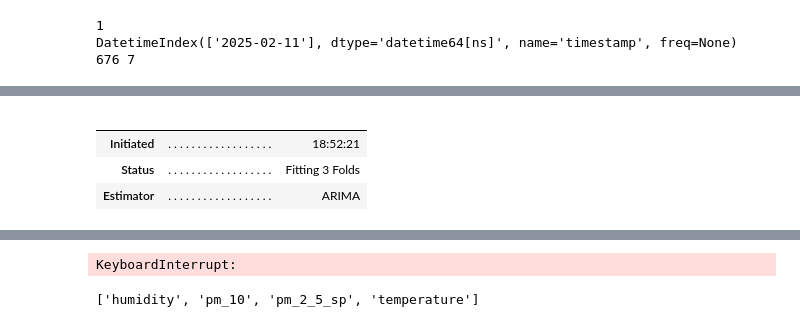
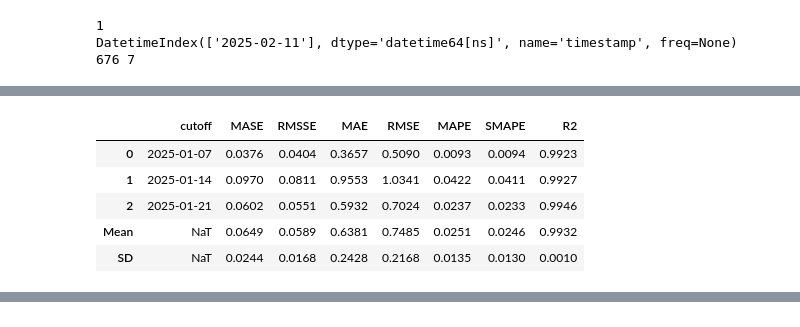
Before and after one commit to KIM2548TH/termproject1-2_cleandata, a Jupyter notebook: test2_kim.ipynb, the cells around one changed output, grey strips where cells are left out. Drawn from its saved outputs; the diff is of its cells as text; code cells hidden in the pictures.

Commit message:
second model

```diff
--- a/test2_kim.ipynb
+++ b/test2_kim.ipynb
@@ -88,4 +105,4 @@ df.tail(10)
 # %%
-best = create_model("arima")
+best = create_model("auto_arima")
 # arima_model = create_model("auto_arima")
 # %% [output]
@@ -92,5 +110,6 @@ best = create_model("arima")
-|  |  |  |
-|  |  |  |
-| Initiated | . . . . . . . . . . . . . . . . . . | 18:52:21 |
-| Status | . . . . . . . . . . . . . . . . . . | Fitting 3 Folds |
-| Estimator | . . . . . . . . . . . . . . . . . . | ARIMA |
+|  | cutoff | MASE | RMSSE | MAE | RMSE | MAPE | SMAPE | R2 |
+| 0 | 2025-01-07 | 0.0376 | 0.0404 | 0.3657 | 0.5090 | 0.0093 | 0.0094 | 0.9923 |
+| 1 | 2025-01-14 | 0.0970 | 0.0811 | 0.9553 | 1.0341 | 0.0422 | 0.0411 | 0.9927 |
+| 2 | 2025-01-21 | 0.0602 | 0.0551 | 0.5932 | 0.7024 | 0.0237 | 0.0233 | 0.9946 |
+| Mean | NaT | 0.0649 | 0.0589 | 0.6381 | 0.7485 | 0.0251 | 0.0246 | 0.9932 |
+| SD | NaT | 0.0244 | 0.0168 | 0.2428 | 0.2168 | 0.0135 | 0.0130 | 0.0010 |
@@ -98,46 +116 @@ best = create_model("arima")
 [interactive output not drawn]
-KeyboardInterrupt:
-# %%
-# Step 1: พยากรณ์ Exogenous Variables
-features = ['humidity', 'pm_10', 'pm_2_5_sp', 'temperature']  # ฟีเจอร์ที่เราจะพยากรณ์
-print(features)
-# สร้าง DataFrame สำหรับเก็บค่าพยากรณ์
-future_exog = pd.DataFrame(index=test_df.index)
-
-# for feature in features:
-#     exp = setup(
-#     data=train_df[feature],
-#     fh=8,
-#     fold = 5,
-#     session_id=123
-# )
-#     # สร้างโมเดล ARIMA สำหรับแต่ละฟีเจอร์
-#     model = create_model("auto_arima")
-
-#     # พยากรณ์อนาคตของฟีเจอร์แต่ละตัว
-#     preds = exp.predict_model(model, fh=len(test_df))
-
-#     # เก็บค่าพยากรณ์ใน future_exog
-#     future_exog[feature] = preds.values
-
-# # Step 2: ใช้ฟีเจอร์ที่พยากรณ์ได้เพื่อพยากรณ์ pm_2_5
-# # # ใช้โมเดล ARIMA สำหรับ 'pm_2_5'
-# exp = setup(
-#     data=train_df[feature],
-#     fh=8,
-#     fold = 5,
-#     session_id=123
-# )
-# arima_model = exp.create_model("auto_arima", target='pm_2_5')
-
-# # พยากรณ์ `pm_2_5` โดยใช้ `future_exog` เป็น Exogenous Variables
-# future_predictions = exp.predict_model(arima_model, fh=len(test_df), X=future_exog)
-
-# # Step 3: แสดงผลลัพธ์
-# print(future_predictions)
-
-
-# predictions = predict_model(best);
-# print(predictions)
-# %% [output]
-['humidity', 'pm_10', 'pm_2_5_sp', 'temperature']
```
Also changed, not shown: parts of 16 cells of this notebook, 1 other file.
